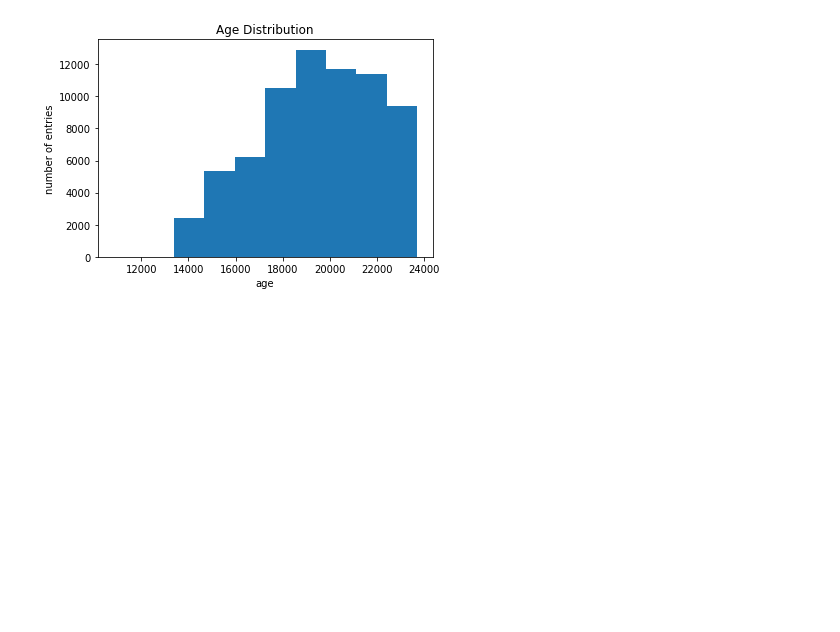
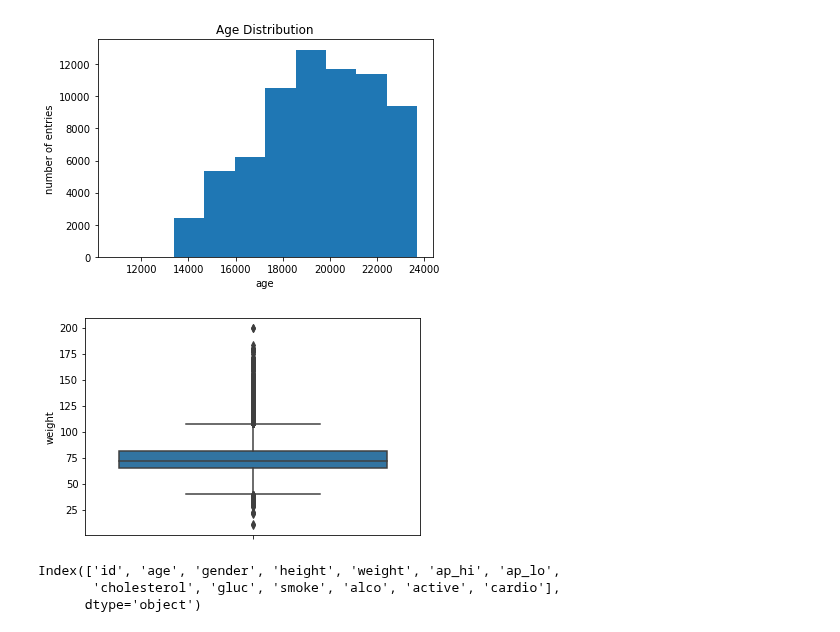
Before and after one commit to LJ171/CardioDiseaseClassification, a Jupyter notebook: 01_data_exploration/DataExploration.ipynb, the cells around one changed output. Drawn from its saved outputs; the diff is of its cells as text; code cells hidden in the pictures; blank space fills up the shorter version.

```diff
--- a/01_data_exploration/DataExploration.ipynb
+++ b/01_data_exploration/DataExploration.ipynb
@@ -125,3 +125,15 @@ plt.ylabel('number of entries')
 plt.show()
 # %% [output]
 [figure]
+# %%
+sns.boxplot( y=data_df["weight"] );
+plt.show()
+# %% [output]
+[figure, added]
+# %%
+labels = data_df.columns
+labels
+# %% [output]
+Index(['id', 'age', 'gender', 'height', 'weight', 'ap_hi', 'ap_lo',
+       'cholesterol', 'gluc', 'smoke', 'alco', 'active', 'cardio'],
+      dtype='object')
```
Also changed, not shown: parts of 2 cells of this notebook.
